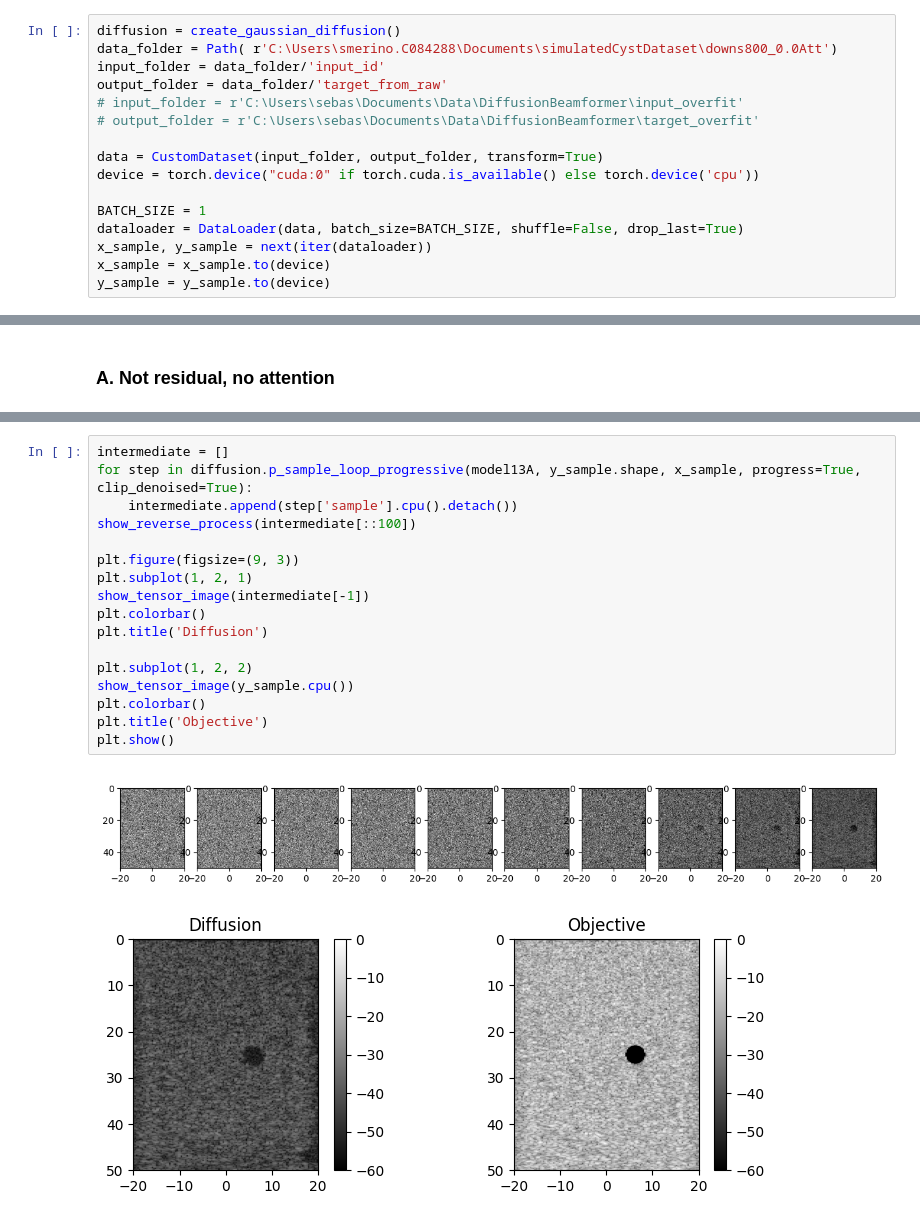
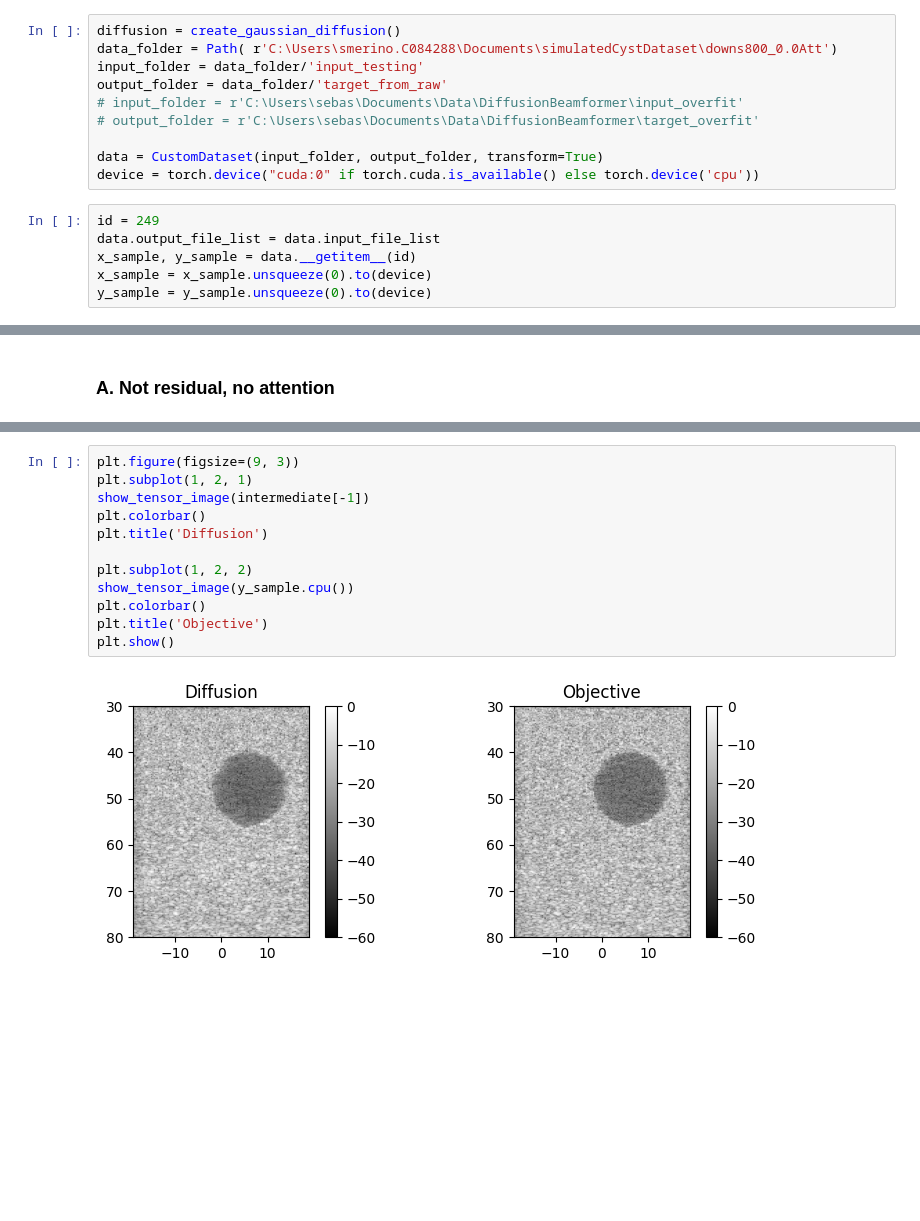
Before and after one commit to SebastianMerino/DiffusionBeamformerV2, a Jupyter notebook: sampling_simple.ipynb, the cells around one changed output, grey strips where cells are left out. Saved outputs shown, nothing was run; the diff lists cells and outputs as text; blank space fills up the shorter version.

```diff
--- a/sampling_simple.ipynb
+++ b/sampling_simple.ipynb
@@ -10,16 +10,16 @@ from dataset import CustomDataset
 # %%
 diffusion = create_gaussian_diffusion()
 data_folder = Path( r'C:\Users\smerino.C084288\Documents\simulatedCystDataset\downs800_0.0Att')
-input_folder = data_folder/'input_id'
+input_folder = data_folder/'input_testing'
 output_folder = data_folder/'target_from_raw'
 # input_folder = r'C:\Users\sebas\Documents\Data\DiffusionBeamformer\input_overfit'
 # output_folder = r'C:\Users\sebas\Documents\Data\DiffusionBeamformer\target_overfit'
 
 data = CustomDataset(input_folder, output_folder, transform=True)
 device = torch.device("cuda:0" if torch.cuda.is_available() else torch.device('cpu'))
-
-BATCH_SIZE = 1
-dataloader = DataLoader(data, batch_size=BATCH_SIZE, shuffle=False, drop_last=True)
-x_sample, y_sample = next(iter(dataloader))
-x_sample = x_sample.to(device)
-y_sample = y_sample.to(device)
+# %%
+id = 249
+data.output_file_list = data.input_file_list
+x_sample, y_sample = data.__getitem__(id)
+x_sample = x_sample.unsqueeze(0).to(device)
+y_sample = y_sample.unsqueeze(0).to(device)
@@ -50,20 +91,14 @@ Num params:  32676097
 # %%
-intermediate = []
-for step in diffusion.p_sample_loop_progressive(model13A, y_sample.shape, x_sample, progress=True, clip_denoised=True):
-    intermediate.append(step['sample'].cpu().detach())
-show_reverse_process(intermediate[::100])
-
 plt.figure(figsize=(9, 3))
 plt.subplot(1, 2, 1)
 show_tensor_image(intermediate[-1])
 plt.colorbar()
 plt.title('Diffusion')
 
 plt.subplot(1, 2, 2)
 show_tensor_image(y_sample.cpu())
 plt.colorbar()
 plt.title('Objective')
 plt.show()
 # %% [output]
-[figure, old version]
+[figure, new version]
-[figure, removed]
```
Also changed, not shown: parts of 4 cells of this notebook, 3 other files.
